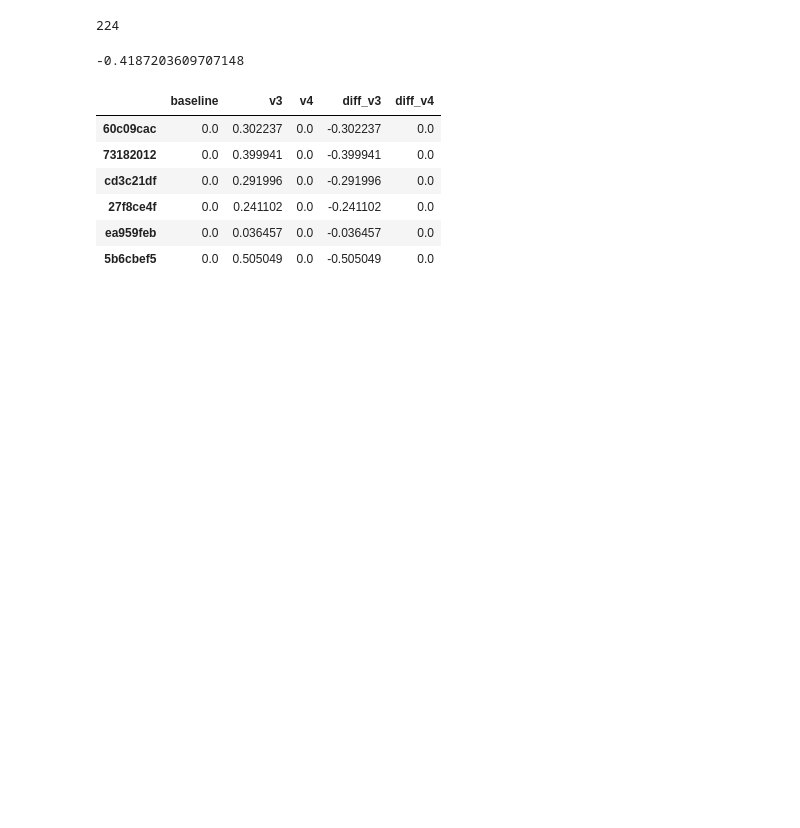
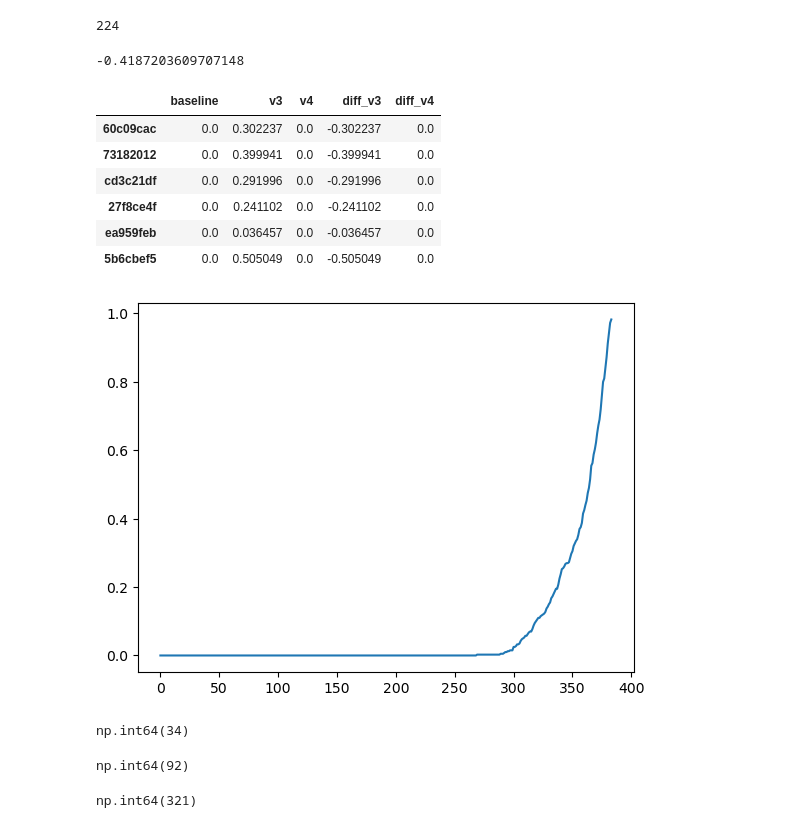
Before and after one commit to AmziJeffs/ARCPrize2024, a Jupyter notebook: genetic algorithm/fitness data charts.ipynb, the cells around one changed output. Drawn from its saved outputs; the diff is of its cells as text; code cells hidden in the pictures; blank space fills up the shorter version.

```diff
--- a/genetic algorithm/fitness data charts.ipynb
+++ b/genetic algorithm/fitness data charts.ipynb
@@ -614,3 +614,19 @@ v7_solved = get_tasks_solved(v7_summary)
 ga1 = load_log_to_dataframe("fitness data/genalg1.json")
 ga1_summary = compute_summary_stats(ga1)
 ga1_solved = get_tasks_solved(ga1_summary)
+# %%
+# temp = 2,
+# top_k = 50,
+# solvers per task = 96 x 4
+# model = v7,
+# max_new_tokens = 512,
+# Max batchsize = adaptive, starting from 32
+# quantization =  none
+# generations = 4
+#
+# RUNTIME: 19hrs
+# NOTES: Solved 29 tasks, 3 of them new, and generated 27 new solvers along the way. Much lower scoring rate, like 7%.
+# Newly solved are: '195ba7dc', '48f8583b', '5d2a5c43'
+ga2 = load_log_to_dataframe("fitness data/genalg2.json")
+ga2_summary = compute_summary_stats(ga2)
+ga2_solved = get_tasks_solved(ga2_summary)
@@ -1438,3 +1506,20 @@ best_fitnesses[best_fitnesses['v4'] == 0]
 | 27f8ce4f | 0.0 | 0.241102 | 0.0 | -0.241102 | 0.0 |
 | ea959feb | 0.0 | 0.036457 | 0.0 | -0.036457 | 0.0 |
 | 5b6cbef5 | 0.0 | 0.505049 | 0.0 | -0.505049 | 0.0 |
+# %%
+plt.plot(ga2.isna().mean())
+plt.show()
+# %% [output]
+[figure, added]
+# %%
+(ga2_summary['min_fitness'].sort_index() < baseline_summary['min_fitness'].sort_index()).sum()
+# %% [output]
+np.int64(34)
+# %%
+(ga2_summary['min_fitness'].sort_index() < v7_summary['min_fitness'].sort_index()).sum()
+# %% [output]
+np.int64(92)
+# %%
+(ga2_summary['min_fitness'].sort_index() <= v7_summary['min_fitness'].sort_index()).sum()
+# %% [output]
+np.int64(321)
```
Also changed, not shown: parts of 32 cells of this notebook.
